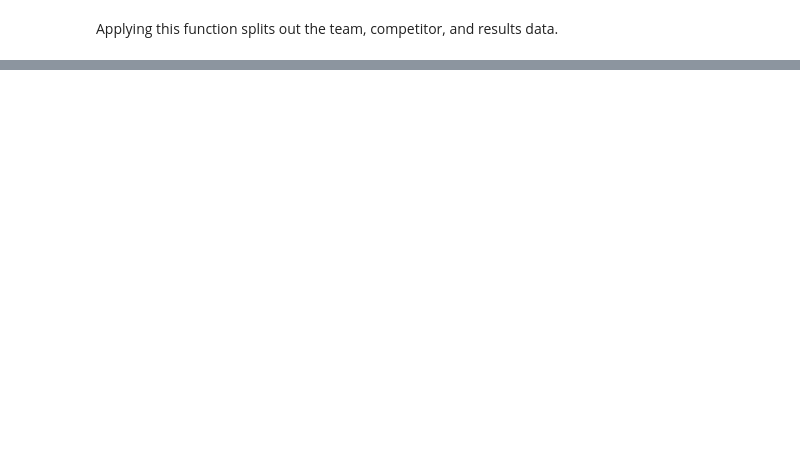
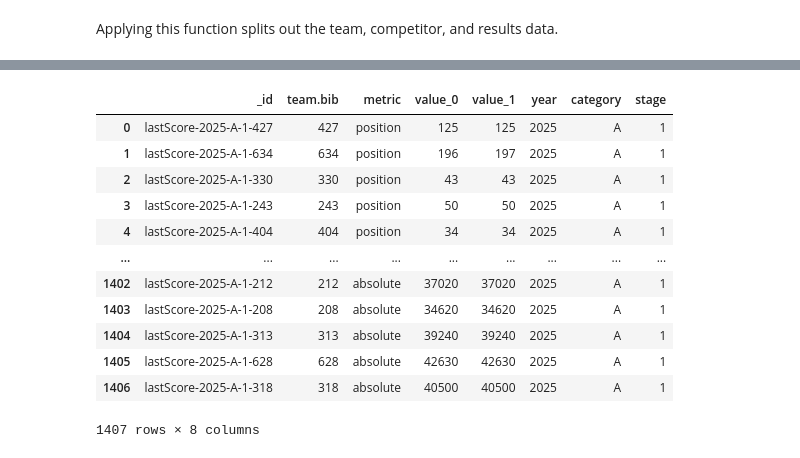
Before and after one commit to RallyDataJunkie/wrangling_dakar_2025, a Jupyter notebook: src/17_lastScore_results.ipynb, the cells around one changed output, grey strips where cells are left out. Drawn from its saved outputs; the diff is of its cells as text; code cells hidden in the pictures; blank space fills up the shorter version.

```diff
--- a/src/17_lastScore_results.ipynb
+++ b/src/17_lastScore_results.ipynb
@@ -240,0 +315,20 @@ melted
+# %%
+dss_cols = [col for col in _results.columns if col.startswith('dss')]
+
+melted_dss = _results[[id_column, "team.bib", *dss_cols]].copy()
+melted_dss = melted_dss.melt(id_vars=[id_column, "team.bib"]).dropna()
+
+melted_dss = melted_dss[melted_dss['variable'].str.contains(
+    'position|absolute')]
+melted_dss["metric"] = melted_dss["variable"].str.split('.').str[-1]
+
+melted_dss.drop(columns=["variable"], inplace=True)
+melted_dss["value_0"] = melted_dss["value"].astype(float)
+melted_dss.loc[melted_dss["metric"].isin(["absolute"]), [
+    "value_0"]] /= 1000
+melted_dss["value_0"] = melted_dss[
+    "value_0"].astype(int)
+melted_dss["value_1"] = melted_dss[
+    "value_0"]
+melted_dss.drop(columns="value", inplace=True)
+melted_dss
@@ -240,0 +349,19 @@ melted
+# %%
+melted_ce = pd.concat([melted_ce, melted_dss], ignore_index=True)
+melted_ce[['year', 'category', 'stage']] = melted_ce['_id'].str.extract(
+    r'lastScore-(\d{4})-([A-Z])-([\d]+)')
+melted_ce
+# %% [output]
+|  | _id | team.bib | metric | value_0 | value_1 | year | category | stage |
+| 0 | lastScore-2025-A-1-427 | 427 | position | 125 | 125 | 2025 | A | 1 |
+| 1 | lastScore-2025-A-1-634 | 634 | position | 196 | 197 | 2025 | A | 1 |
+| 2 | lastScore-2025-A-1-330 | 330 | position | 43 | 43 | 2025 | A | 1 |
+| 3 | lastScore-2025-A-1-243 | 243 | position | 50 | 50 | 2025 | A | 1 |
+| 4 | lastScore-2025-A-1-404 | 404 | position | 34 | 34 | 2025 | A | 1 |
+| ... | ... | ... | ... | ... | ... | ... | ... | ... |
+| 1402 | lastScore-2025-A-1-212 | 212 | absolute | 37020 | 37020 | 2025 | A | 1 |
+| 1403 | lastScore-2025-A-1-208 | 208 | absolute | 34620 | 34620 | 2025 | A | 1 |
+| 1404 | lastScore-2025-A-1-313 | 313 | absolute | 39240 | 39240 | 2025 | A | 1 |
+| 1405 | lastScore-2025-A-1-628 | 628 | absolute | 42630 | 42630 | 2025 | A | 1 |
+| 1406 | lastScore-2025-A-1-318 | 318 | absolute | 40500 | 40500 | 2025 | A | 1 |
+1407 rows × 8 columns
```
Also changed, not shown: parts of 17 cells of this notebook, 17 other files.
